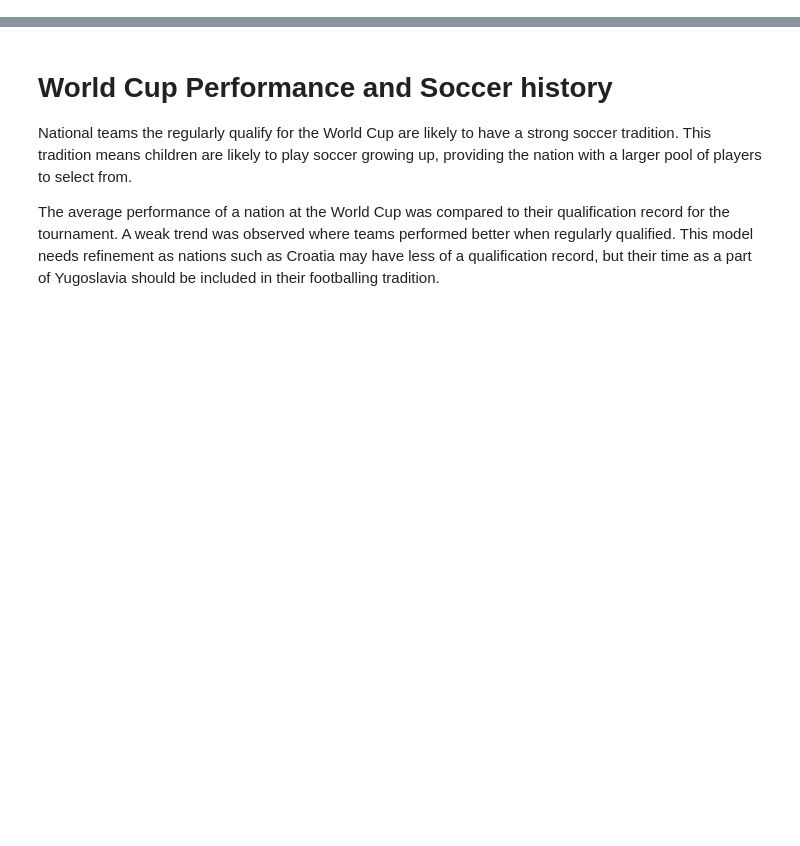
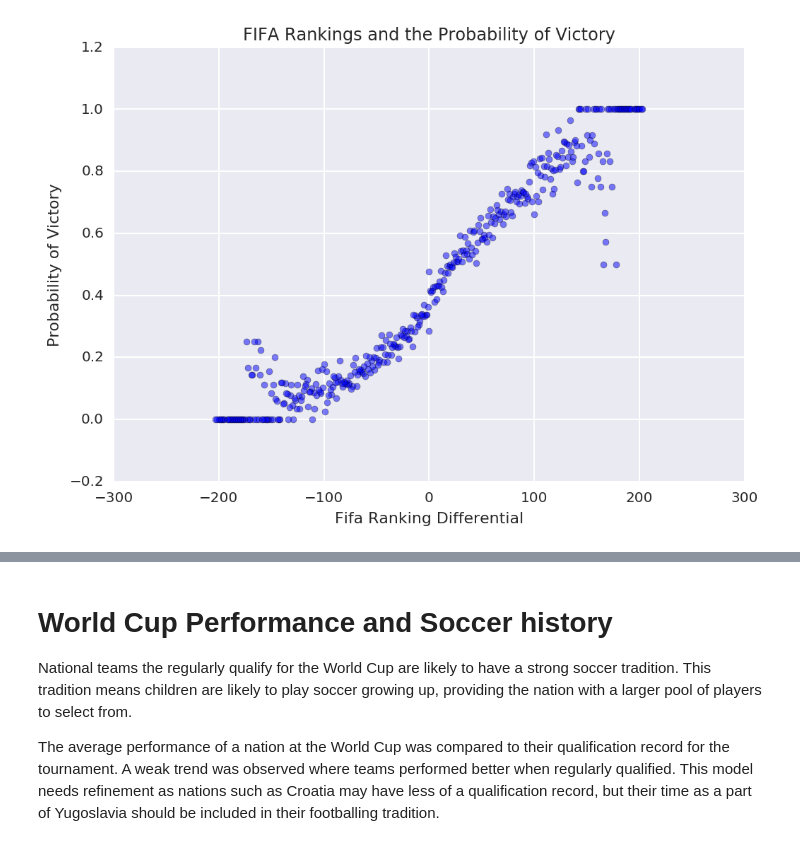
Before and after one commit to pierrelb/dataIncProj, a Jupyter notebook: soccerData.ipynb, the cells around one changed output, grey strips where cells are left out. Cells and saved outputs as stored; diff of their text form; code cells hidden in the pictures; blank space fills up the shorter version.

```diff
--- a/soccerData.ipynb
+++ b/soccerData.ipynb
@@ -35,0 +108,22 @@ df_club_elo = pd.read_csv("wc_elo.csv")
+# %%
+def home_team_wdl(row):
+    if row['home_goal_diff'] == 0:
+        return 'D'
+    elif row['home_goal_diff'] > 0:
+        return 'W'
+    elif row['home_goal_diff'] < 0 :
+        return 'L'
+
+def away_team_wdl(row):
+    if row['home_goal_diff'] == 0:
+        return 'D'
+    elif row['home_goal_diff'] > 0:
+        return 'L'
+    elif row['home_goal_diff'] < 0 :
+        return 'W'
+
+def higher_rank_wdl(row):
+    if row['rank_diff']>0: # home team is lower rank
+        return row['away_result']
+    else:
+        return row['home_result']
@@ -35,0 +181,8 @@ df_club_elo = pd.read_csv("wc_elo.csv")
+# %%
+plt.scatter(higher_rank_win.rank_diff_from_higher, higher_rank_win.prob, alpha=0.5)
+plt.scatter(lower_rank_win.rank_diff_from_higher*-1, lower_rank_win.prob, alpha=0.5)
+plt.xlabel('Fifa Ranking Differential');
+plt.ylabel(u'Probability of Victory');
+plt.title(u'FIFA Rankings and the Probability of Victory');
+# %% [output]
+[figure, added]
```
Also changed, not shown: parts of 29 cells of this notebook.
